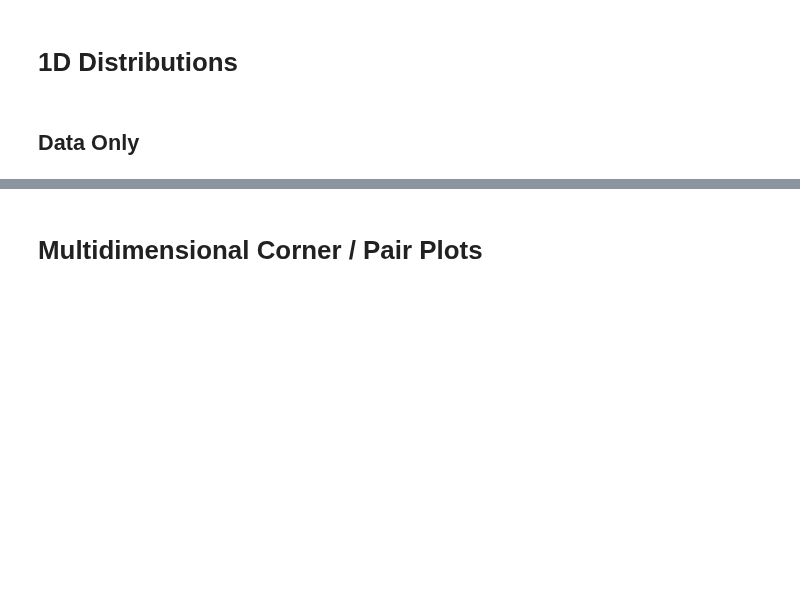
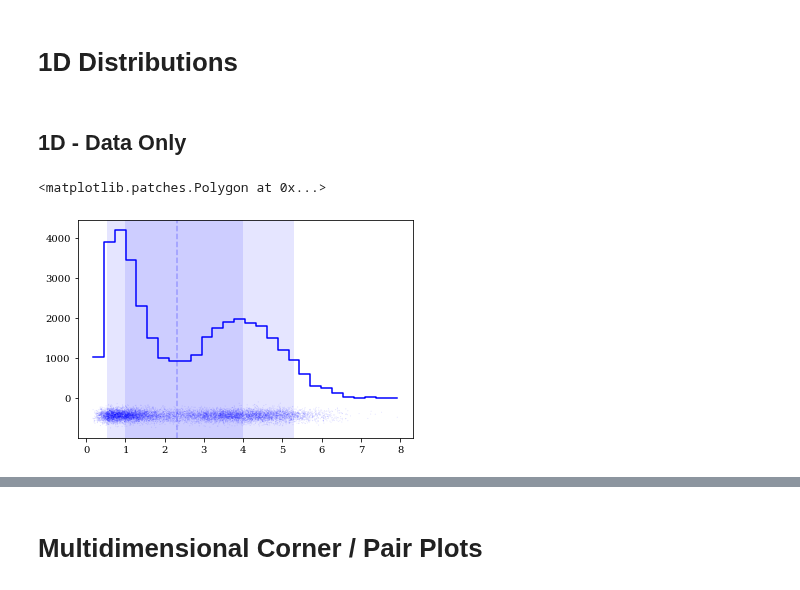
Before and after one commit to lzkelley/kalepy, a Jupyter notebook: notebooks/plotting.ipynb, the cells around one changed output, grey strips where cells are left out. Saved outputs shown, nothing was run; the diff lists cells and outputs as text; code cells hidden in the pictures; blank space fills up the shorter version.

```diff
--- a/notebooks/plotting.ipynb
+++ b/notebooks/plotting.ipynb
@@ -48,4 +48,17 @@ reload(kale)
 # %% [markdown]
 # 1D Distributions
 # %% [markdown]
-## Data Only
+## 1D - Data Only
+# %%
+# Generate randomish data
+data, _ = kale.utils._random_data_1d_01()
+color = 'b'
+# Plot 1D Histogram
+kale.plot.hist1d(data, color=color, density=True)
+# Add "carpet" plot (1D scatter)
+kale.plot.carpet(data, color=color)
+# Add median and confidence intervals
+kale.plot.contour1d(data, quantiles=[0.5, 0.9], color=color)
+# %% [output]
+<matplotlib.patches.Polygon at 0x...>
+[figure, added]
```
Also changed, not shown: parts of 35 cells of this notebook, 1 other file.
